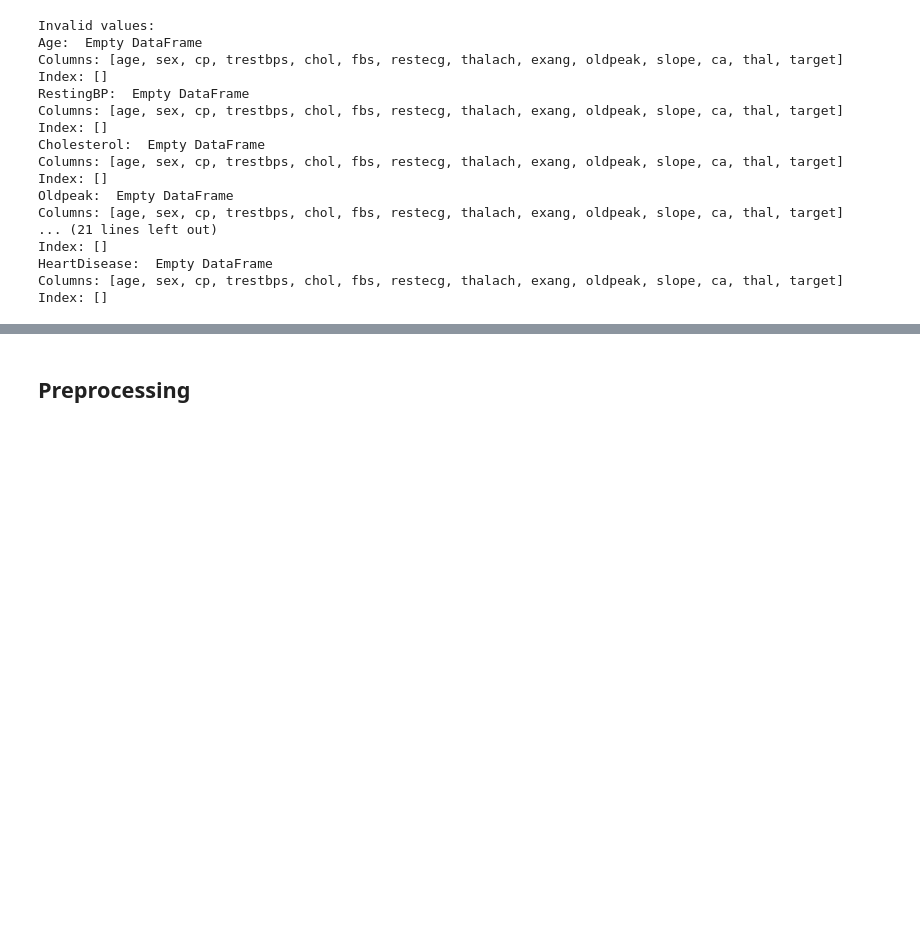
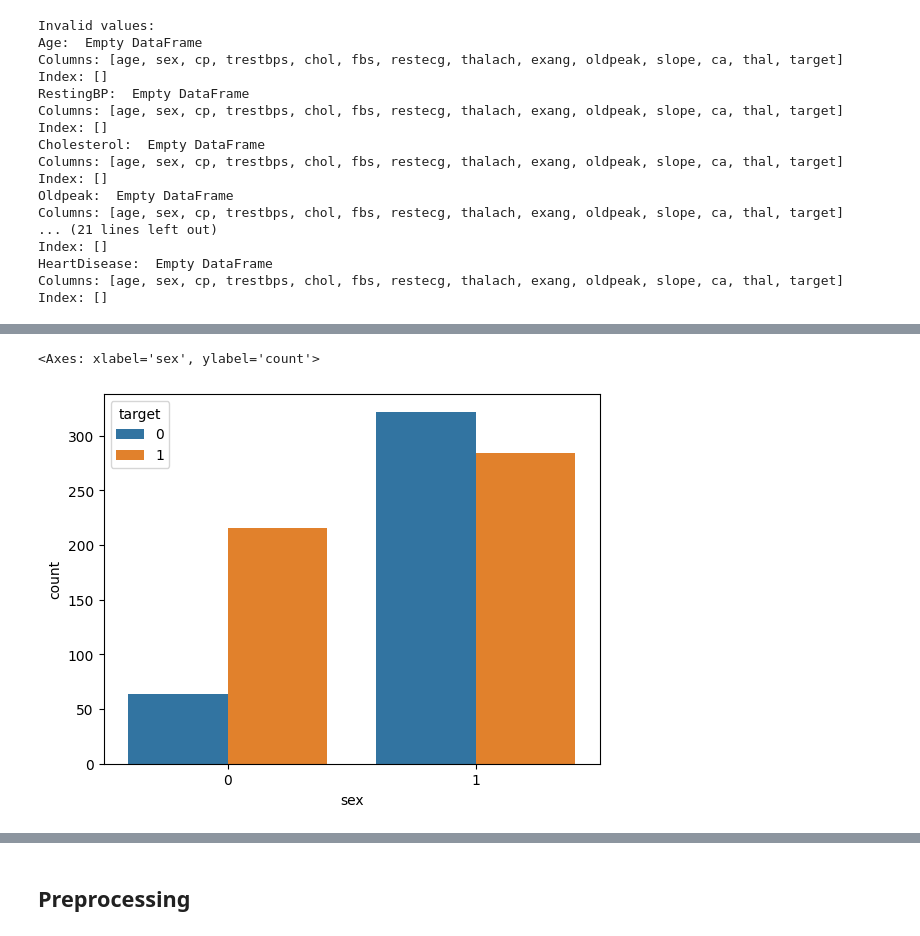
Before and after one commit to tano-dev/Introduction-to-Machine-Learning_MTH10353, a Jupyter notebook: Homework/2/Homework Form.ipynb, the cells around one changed output, grey strips where cells are left out. Saved outputs shown, nothing was run; the diff lists cells and outputs as text; code cells hidden in the pictures; blank space fills up the shorter version.

```diff
--- a/Homework/2/Homework Form.ipynb
+++ b/Homework/2/Homework Form.ipynb
@@ -35,7 +35,8 @@ How can I measure your point:
 ## Load Dataset
 # %%
 import pandas as pd
-PATH = r"D:\Introduction-to-Machine-Learning_MTH10353\Homework\2\heart.csv"
+#PATH = r"D:\Introduction-to-Machine-Learning_MTH10353\Homework\2\heart.csv"
+PATH = r"C:\Users\lenovo\OneDrive\Document\Introduction-to-Machine-Learning_MTH10353\Homework\2\heart.csv"
 df = pd.read_csv(PATH)
 df
 # %% [output]
@@ -173,0 +204,5 @@ for column in binary_columns:
+# %%
+sns.countplot(data=df, x='sex', hue='target')
+# %% [output]
+<Axes: xlabel='sex', ylabel='count'>
+[figure, added]
```
Also changed, not shown: parts of 19 cells of this notebook.
